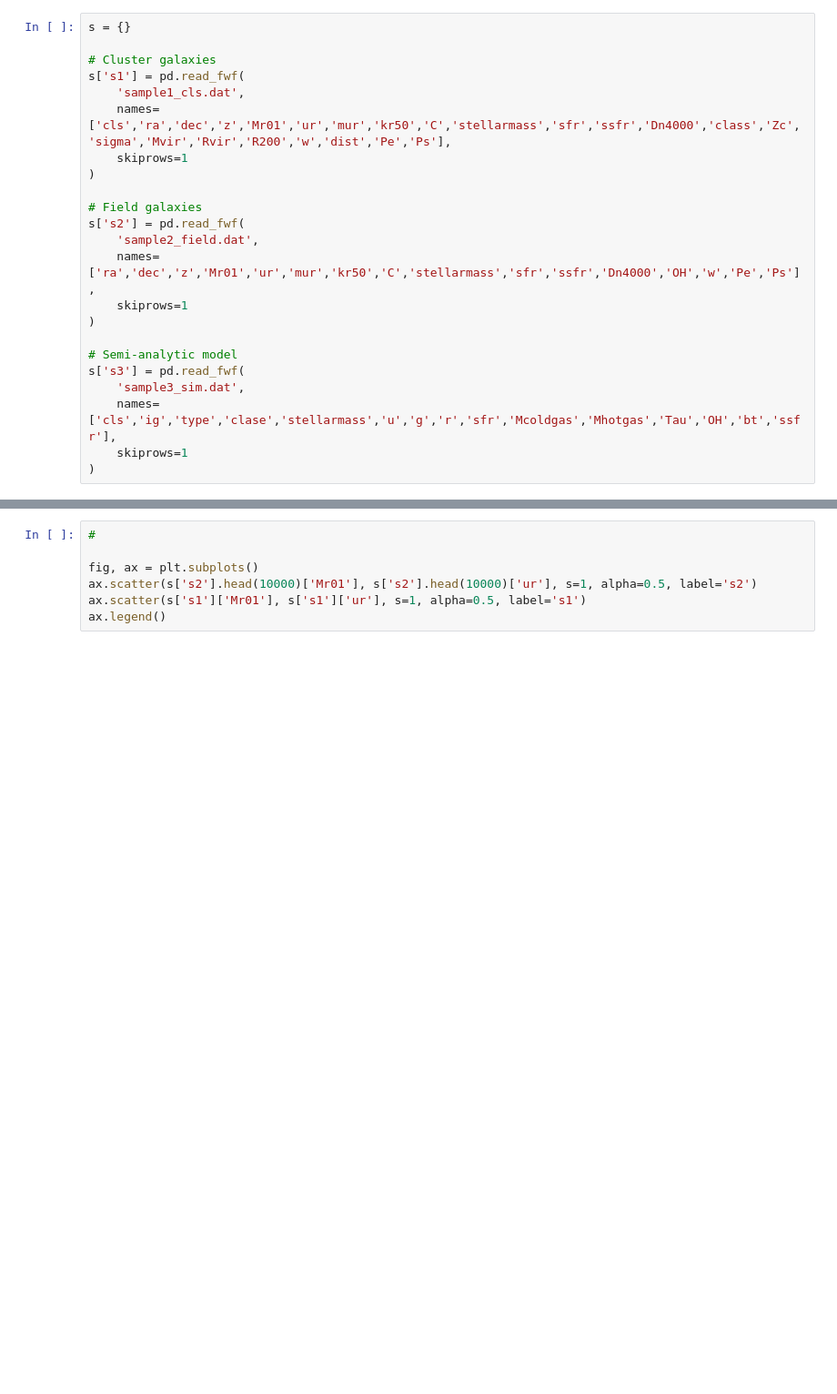
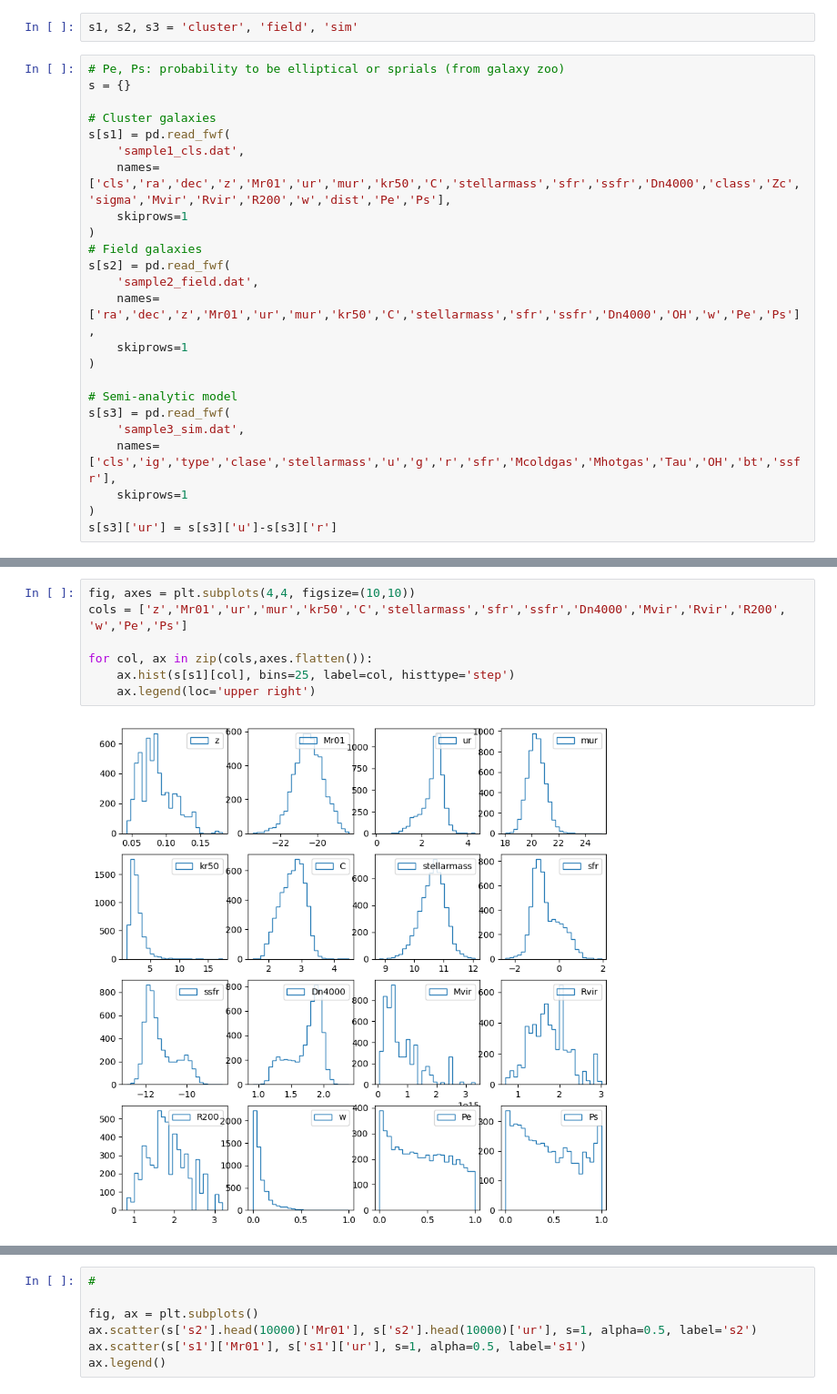
Before and after one commit to francaporaso/extragalactica, a Jupyter notebook: guia5/plots.ipynb, the cells around one changed output, grey strips where cells are left out. Shown: that part at 91% size. Drawn from its saved outputs; the diff is of its cells as text; blank space fills up the shorter version.

```diff
--- a/guia5/plots.ipynb
+++ b/guia5/plots.ipynb
@@ -3,26 +4,29 @@
 import matplotlib.pyplot as plt
 import pandas as pd
 import numpy as np
+# %%
+s1, s2, s3 = 'cluster', 'field', 'sim'
 # %%
+# Pe, Ps: probability to be elliptical or sprials (from galaxy zoo)
 s = {}
 
 # Cluster galaxies
-s['s1'] = pd.read_fwf(
+s[s1] = pd.read_fwf(
     'sample1_cls.dat',
     names=['cls','ra','dec','z','Mr01','ur','mur','kr50','C','stellarmass','sfr','ssfr','Dn4000','class','Zc','sigma','Mvir','Rvir','R200','w','dist','Pe','Ps'],
     skiprows=1
 )
-
 # Field galaxies
-s['s2'] = pd.read_fwf(
+s[s2] = pd.read_fwf(
     'sample2_field.dat',
     names=['ra','dec','z','Mr01','ur','mur','kr50','C','stellarmass','sfr','ssfr','Dn4000','OH','w','Pe','Ps'],
     skiprows=1
 )
 
 # Semi-analytic model
-s['s3'] = pd.read_fwf(
+s[s3] = pd.read_fwf(
     'sample3_sim.dat',
     names=['cls','ig','type','clase','stellarmass','u','g','r','sfr','Mcoldgas','Mhotgas','Tau','OH','bt','ssfr'],
     skiprows=1
 )
+s[s3]['ur'] = s[s3]['u']-s[s3]['r']
@@ -68,0 +60,9 @@ plt.hist(s['s1']['Ps'], 25, density=True, histtype='step')
+# %%
+fig, axes = plt.subplots(4,4, figsize=(10,10))
+cols = ['z','Mr01','ur','mur','kr50','C','stellarmass','sfr','ssfr','Dn4000','Mvir','Rvir','R200', 'w','Pe','Ps']
+
+for col, ax in zip(cols,axes.flatten()):
+    ax.hist(s[s1][col], bins=25, label=col, histtype='step')
+    ax.legend(loc='upper right')
+# %% [output]
+[figure, added]
```
Also changed, not shown: parts of 21 cells of this notebook.
